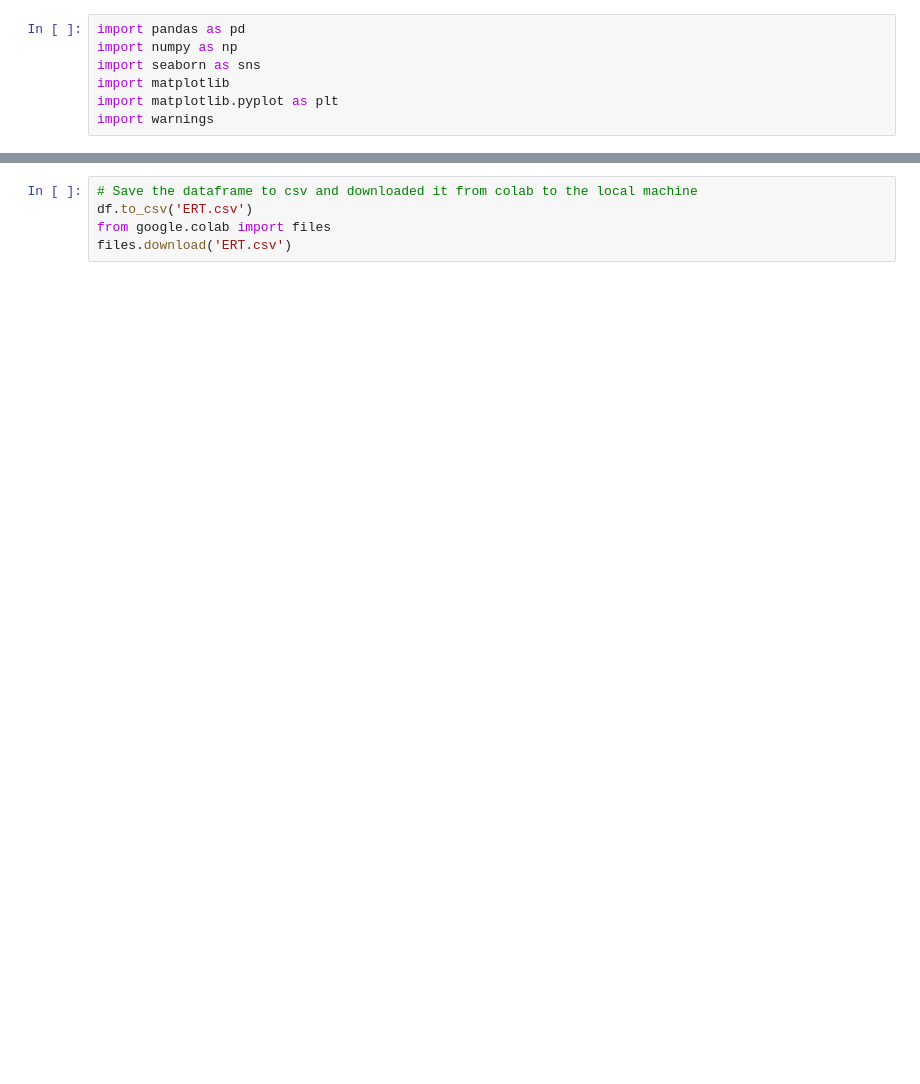
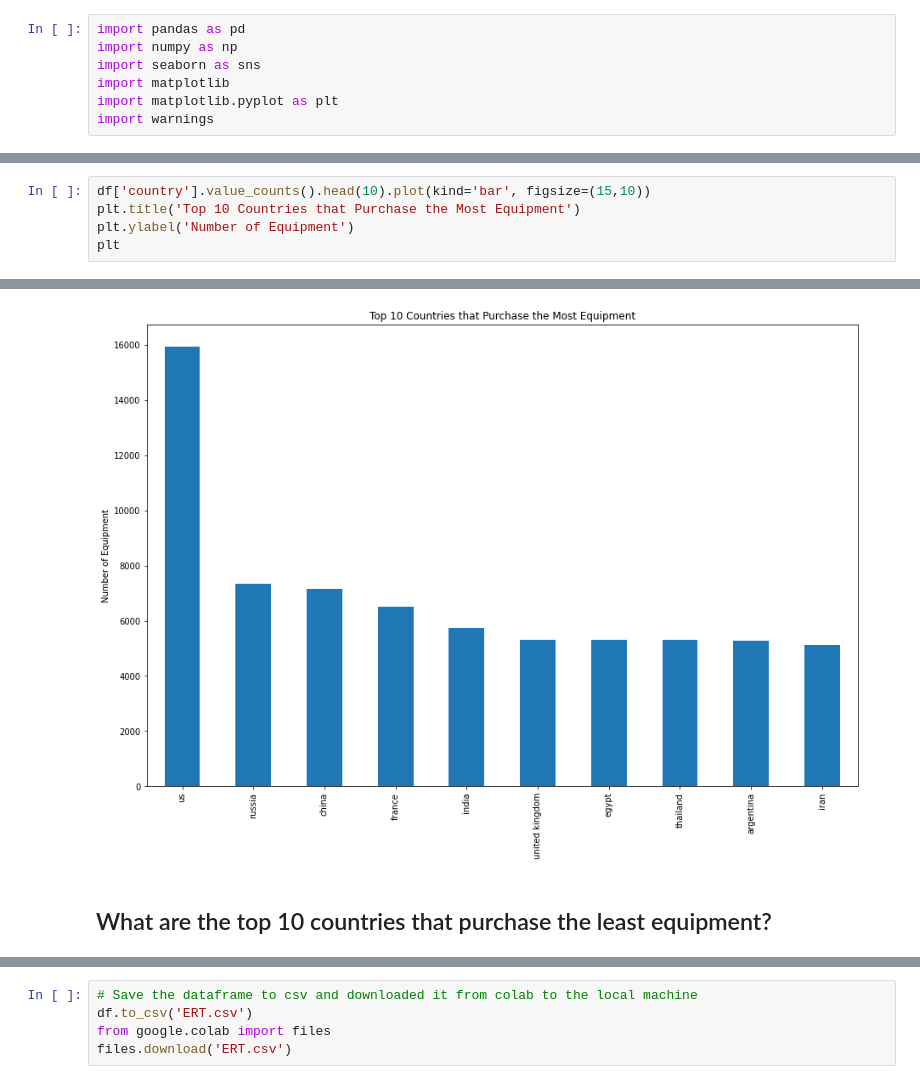
Before and after one commit to NimaZah/Global-Military-Trends, a Jupyter notebook: rDMC.ipynb, the cells around one changed output, grey strips where cells are left out. Saved outputs shown, nothing was run; the diff lists cells and outputs as text; blank space fills up the shorter version.

```diff
--- a/rDMC.ipynb
+++ b/rDMC.ipynb
@@ -9,0 +51,6 @@ import warnings
+# %%
+df['country'].value_counts().head(10).plot(kind='bar', figsize=(15,10))
+plt.title('Top 10 Countries that Purchase the Most Equipment')
+plt.ylabel('Number of Equipment')
+plt
+# %% [output]
@@ -9,0 +58,3 @@ import warnings
+[figure, added]
+# %% [markdown]
+## What are the top 10 countries that purchase the least equipment?
```
Also changed, not shown: parts of 66 cells of this notebook.
